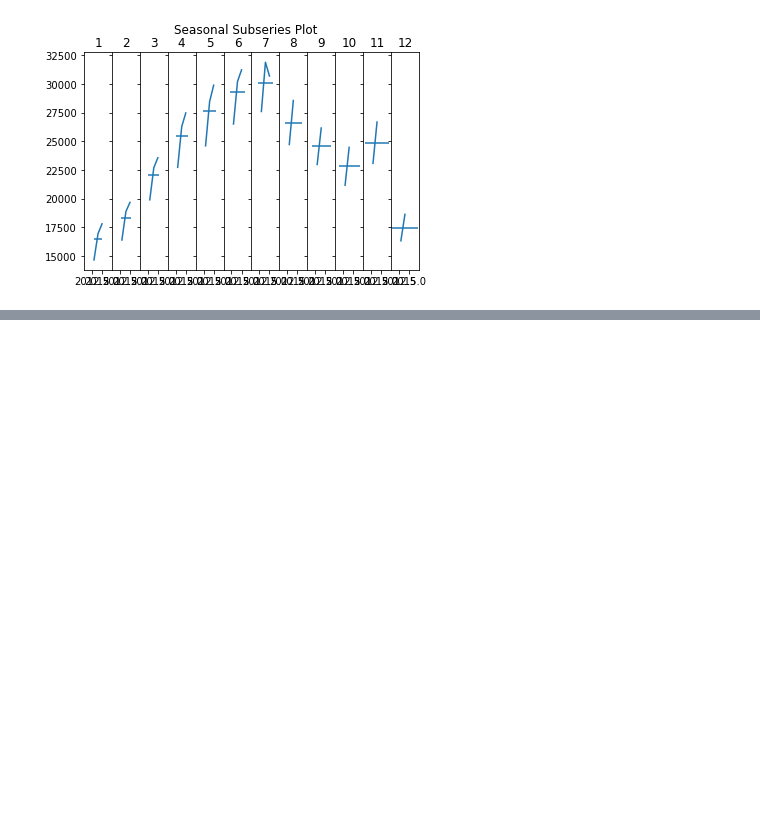
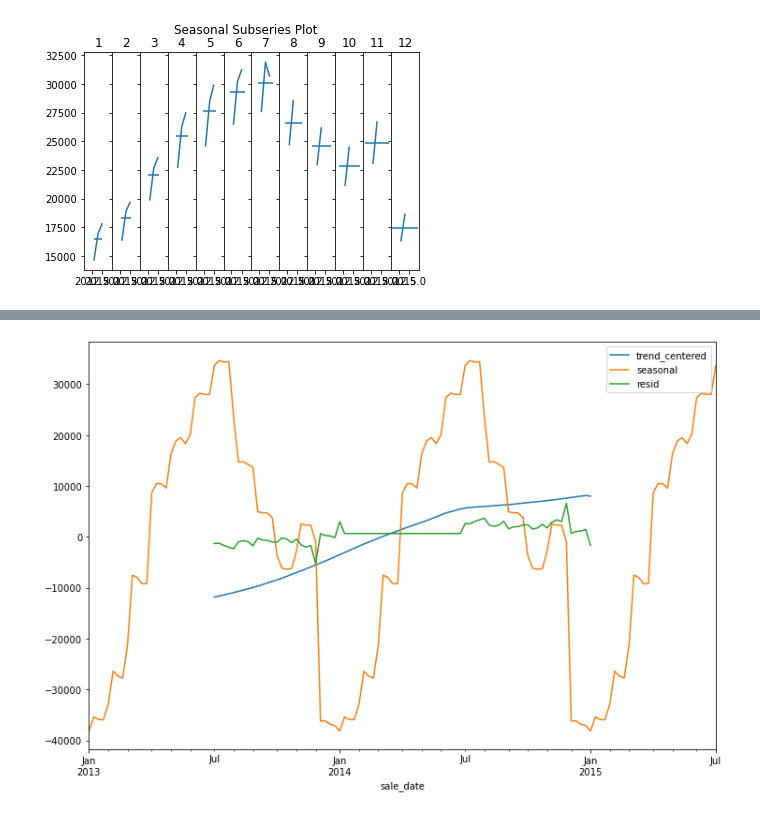
Before and after one commit to bensmith07/time-series-exercises, a Jupyter notebook: explore_notebook.ipynb, the cells around one changed output, grey strips where cells are left out. Saved outputs shown, nothing was run; the diff lists cells and outputs as text; code cells hidden in the pictures; blank space fills up the shorter version.

```diff
--- a/explore_notebook.ipynb
+++ b/explore_notebook.ipynb
@@ -170,0 +203,15 @@ for col in train.columns:
+# %%
+y = train[target].resample('W').mean()
+
+result = sm.tsa.seasonal_decompose(y)
+decomposition = pd.DataFrame({'y': result.observed,
+                             'trend': result.trend,
+                             'seasonal': result.seasonal,
+                             'resid': result.resid,})
+
+decomposition['trend_centered'] = decomposition.trend - decomposition.trend.mean()
+# %%
+decomposition[['trend_centered', 'seasonal', 'resid']].plot(figsize=(12,8))
+plt.show()
+# %% [output]
+[figure, added]
```
Also changed, not shown: parts of 13 cells of this notebook.
